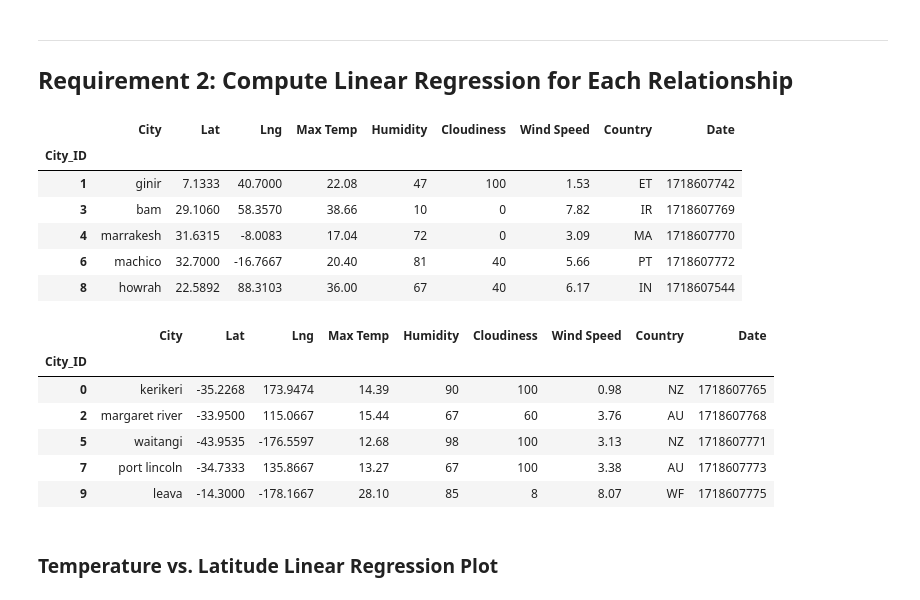
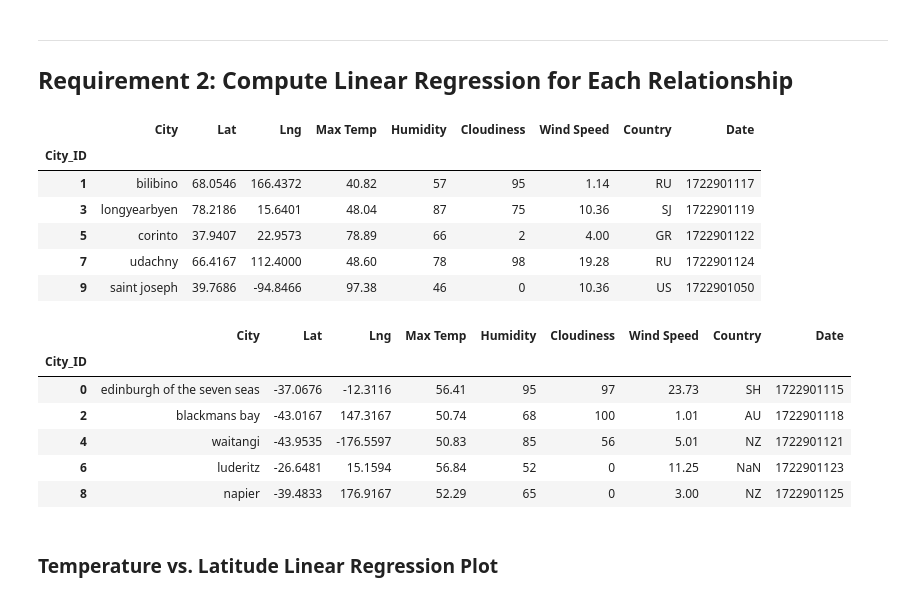
Before and after one commit to kimberlyher19/World_Weather_Analysis, a Jupyter notebook: WeatherPy/WeatherPy.ipynb, the cells around one changed output. Cells and saved outputs as stored; diff of their text form; code cells hidden in the pictures.

```diff
--- a/WeatherPy/WeatherPy.ipynb
+++ b/WeatherPy/WeatherPy.ipynb
@@ -273,30 +284,30 @@ plt.show()
 # %%
 # Create a DataFrame with the Northern Hemisphere data (Latitude >= 0)
-# YOUR CODE HERE
+northern_hemi_df = city_data_df.loc[city_data_df["Lat"] >= 0]
 
 # Display sample data
 northern_hemi_df.head()
 # %% [output]
 |  | City | Lat | Lng | Max Temp | Humidity | Cloudiness | Wind Speed | Country | Date |
 | City_ID |  |  |  |  |  |  |  |  |  |
-| 1 | ginir | 7.1333 | 40.7000 | 22.08 | 47 | 100 | 1.53 | ET | 1718607742 |
-| 3 | bam | 29.1060 | 58.3570 | 38.66 | 10 | 0 | 7.82 | IR | 1718607769 |
-| 4 | marrakesh | 31.6315 | -8.0083 | 17.04 | 72 | 0 | 3.09 | MA | 1718607770 |
-| 6 | machico | 32.7000 | -16.7667 | 20.40 | 81 | 40 | 5.66 | PT | 1718607772 |
-| 8 | howrah | 22.5892 | 88.3103 | 36.00 | 67 | 40 | 6.17 | IN | 1718607544 |
+| 1 | bilibino | 68.0546 | 166.4372 | 40.82 | 57 | 95 | 1.14 | RU | 1722901117 |
+| 3 | longyearbyen | 78.2186 | 15.6401 | 48.04 | 87 | 75 | 10.36 | SJ | 1722901119 |
+| 5 | corinto | 37.9407 | 22.9573 | 78.89 | 66 | 2 | 4.00 | GR | 1722901122 |
+| 7 | udachny | 66.4167 | 112.4000 | 48.60 | 78 | 98 | 19.28 | RU | 1722901124 |
+| 9 | saint joseph | 39.7686 | -94.8466 | 97.38 | 46 | 0 | 10.36 | US | 1722901050 |
 # %%
 # Create a DataFrame with the Southern Hemisphere data (Latitude < 0)
-# YOUR CODE HERE
+southern_hemi_df = city_data_df.loc[city_data_df["Lat"] < 0]
 
 # Display sample data
 southern_hemi_df.head()
 # %% [output]
 |  | City | Lat | Lng | Max Temp | Humidity | Cloudiness | Wind Speed | Country | Date |
 | City_ID |  |  |  |  |  |  |  |  |  |
-| 0 | kerikeri | -35.2268 | 173.9474 | 14.39 | 90 | 100 | 0.98 | NZ | 1718607765 |
-| 2 | margaret river | -33.9500 | 115.0667 | 15.44 | 67 | 60 | 3.76 | AU | 1718607768 |
-| 5 | waitangi | -43.9535 | -176.5597 | 12.68 | 98 | 100 | 3.13 | NZ | 1718607771 |
-| 7 | port lincoln | -34.7333 | 135.8667 | 13.27 | 67 | 100 | 3.38 | AU | 1718607773 |
-| 9 | leava | -14.3000 | -178.1667 | 28.10 | 85 | 8 | 8.07 | WF | 1718607775 |
+| 0 | edinburgh of the seven seas | -37.0676 | -12.3116 | 56.41 | 95 | 97 | 23.73 | SH | 1722901115 |
+| 2 | blackmans bay | -43.0167 | 147.3167 | 50.74 | 68 | 100 | 1.01 | AU | 1722901118 |
+| 4 | waitangi | -43.9535 | -176.5597 | 50.83 | 85 | 56 | 5.01 | NZ | 1722901121 |
+| 6 | luderitz | -26.6481 | 15.1594 | 56.84 | 52 | 0 | 11.25 | NaN | 1722901123 |
+| 8 | napier | -39.4833 | 176.9167 | 52.29 | 65 | 0 | 3.00 | NZ | 1722901125 |
 # %% [markdown]
 ###  Temperature vs. Latitude Linear Regression Plot
```
Also changed, not shown: parts of 35 cells of this notebook, 5 other files.
